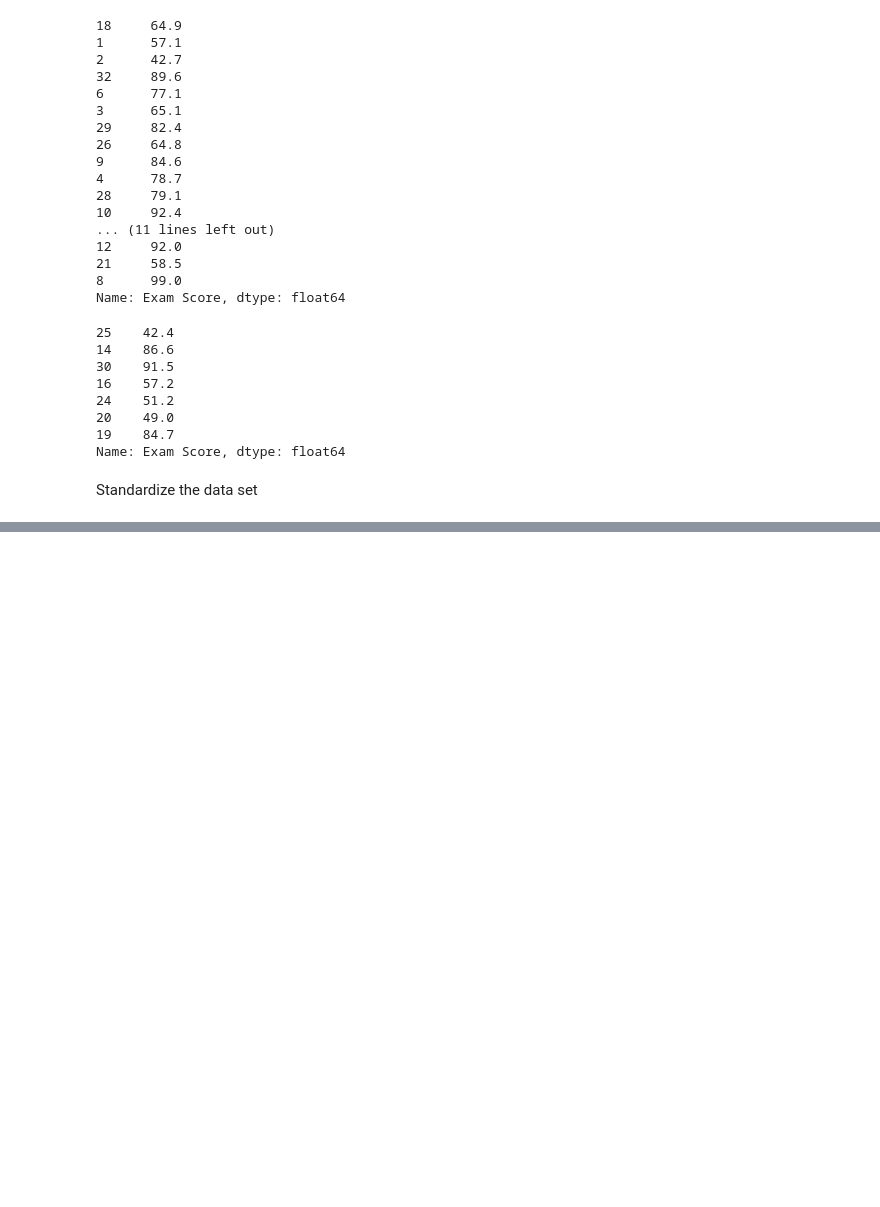
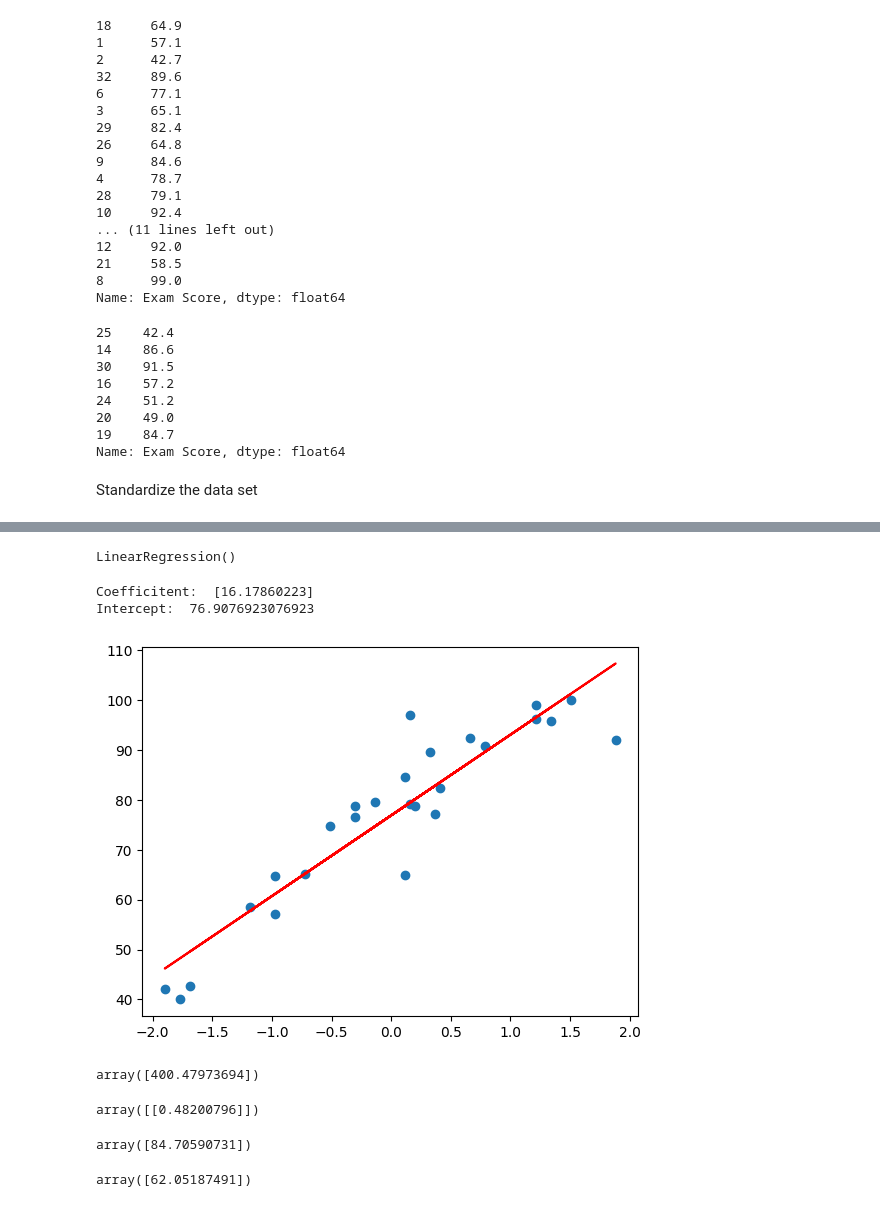
Before and after one commit to enistolgasn/Data-Science-and-Machine-Learning, a Jupyter notebook: 21 - Multiple Regression/1 - Simple_Linear_Regression.ipynb, the cells around one changed output, grey strips where cells are left out. Drawn from its saved outputs; the diff is of its cells as text; code cells hidden in the pictures; blank space fills up the shorter version.

```diff
--- a/21 - Multiple Regression/1 - Simple_Linear_Regression.ipynb
+++ b/21 - Multiple Regression/1 - Simple_Linear_Regression.ipynb
@@ -96,0 +108,2 @@ Standardize the data set
+# %%
+scaler = StandardScaler()
@@ -96,0 +130,3 @@ Standardize the data set
+# %%
+X_train = scaler.fit_transform(X_train)
+X_test = scaler.transform(X_test)
@@ -96,0 +165,12 @@ Standardize the data set
+# %%
+regression = LinearRegression()
+# %%
+regression.fit(X_train, y_train)
+# %% [output]
+LinearRegression()
+# %%
+print("Coefficitent: ", regression.coef_)
+print("Intercept: ", regression.intercept_)
+# %% [output]
+Coefficitent:  [16.17860223]
+Intercept:  76.9076923076923
@@ -96,0 +179,6 @@ Standardize the data set
+# %%
+plt.scatter(X_train, y_train)
+plt.plot(X_train, regression.predict(X_train), "r")
+plt.show()
+# %% [output]
+[figure, added]
@@ -96,0 +187,16 @@ Standardize the data set
+# %%
+regression.predict([[20]])
+# %% [output]
+array([400.47973694])
+# %%
+scaler.transform([[20]])
+# %% [output]
+array([[0.48200796]])
+# %%
+regression.predict(scaler.transform([[20]]))
+# %% [output]
+array([84.70590731])
+# %%
+regression.predict(scaler.transform([[10]]))
+# %% [output]
+array([62.05187491])
```
Also changed, not shown: parts of 9 cells of this notebook.
